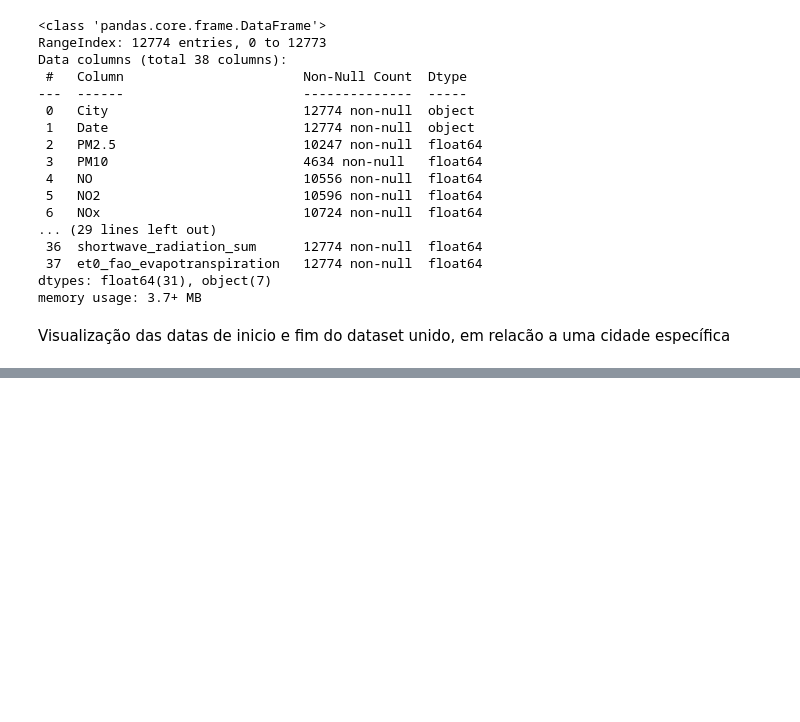
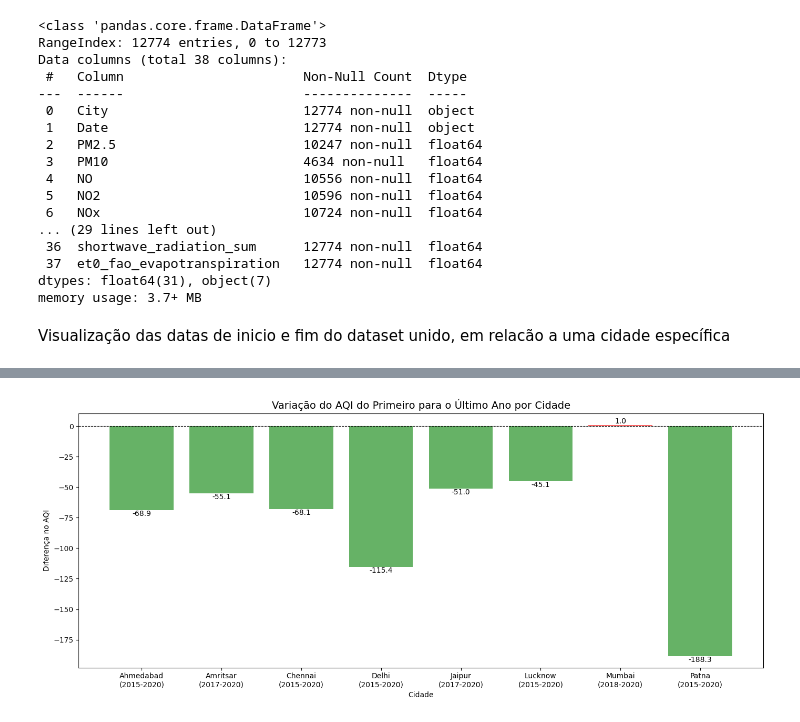
Before and after one commit to raphaelramosds/dca3501-project, a Jupyter notebook: assignments/Trabalho 1 - Parte II - Projeto de Analise de Dados.ipynb, the cells around one changed output, grey strips where cells are left out. Cells and saved outputs as stored; diff of their text form; code cells hidden in the pictures; blank space fills up the shorter version.

```diff
--- a/assignments/Trabalho 1 - Parte II - Projeto de Analise de Dados.ipynb
+++ b/assignments/Trabalho 1 - Parte II - Projeto de Analise de Dados.ipynb
@@ -85,0 +161,72 @@ Analisar como o AQI das cidades se comportaram em uma série temporal
+# %%
+# Certifique-se de que a data está formatada corretamente
+air_quality_aqi_c['Date'] = pd.to_datetime(air_quality_aqi_c['Date'])
+air_quality_aqi_c['Year'] = air_quality_aqi_c['Date'].dt.year
+
+# Criar um DataFrame para armazenar os resultados
+rates = []
+
+# Loop por cidade
+for city in air_quality_aqi_c['City'].unique():
+    data = air_quality_aqi_c[air_quality_aqi_c['City'] == city]
+
+    # Identificar primeiro e último ano com dados
+    start_year = data['Year'].min()
+    end_year = data['Year'].max()
+
+    # Calcular médias do AQI nesses anos
+    start_aqi_avg = data[data['Year'] == start_year]['AQI'].mean()
+    end_aqi_avg = data[data['Year'] == end_year]['AQI'].mean()
+
+    # Calcular diferença e tendência
+    diff = end_aqi_avg - start_aqi_avg
+    if pd.isna(start_aqi_avg) or pd.isna(end_aqi_avg):
+        trend = 'Estável'
+    else:
+        trend = 'Aumento' if diff > 0 else 'Diminuição' if diff < 0 else 'Estável'
+
+    rates.append({
+        'City': city,
+        'Ano Inicial': start_year,
+        'AQI Inicial': start_aqi_avg,
+        'Ano Final': end_year,
+        'AQI Final': end_aqi_avg,
+        'Diferença': diff,
+        'Tendência': trend
+    })
+
+# Converter em DataFrame
+aqi_rates = pd.DataFrame(rates)
+aqi_rates.set_index('City', inplace=True)
+
+# Resetar o índice para facilitar a plotagem
+aqi_rates = aqi_rates.reset_index()
+
+# Definir cores por tendência
+colors_set = aqi_rates['Tendência'].map({
+    'Aumento': 'red',
+    'Diminuição': 'green',
+    'Estável': 'gray'
+})
+
+plt.figure(figsize=(14, 6))
+bars = plt.bar(aqi_rates['City'], aqi_rates['Diferença'], color=colors_set, alpha=0.6)
+
+# Adicionar anos de início e fim aos rótulos do eixo X
+city_labels = [f"{city}\n({start_year}-{end_year})" for city, start_year, end_year in zip(aqi_rates['City'], aqi_rates['Ano Inicial'], aqi_rates['Ano Final'])]
+plt.xticks(ticks=range(len(aqi_rates['City'])), labels=city_labels, ha='center')
+
+# Adicionar rótulos de valores
+for bar, diff in zip(bars, aqi_rates['Diferença']):
+    height = bar.get_height()
+    plt.text(bar.get_x() + bar.get_width()/2, height, f"{diff:.1f}",
+             ha='center', va='bottom' if height >= 0 else 'top', fontsize=10)
+
+plt.axhline(0, color='black', linewidth=0.8, linestyle='--')
+plt.title('Variação do AQI do Primeiro para o Último Ano por Cidade', fontsize=14)
+plt.xlabel('Cidade')
+plt.ylabel('Diferença no AQI')
+plt.tight_layout()
+plt.show()
+# %% [output]
+[figure, added]
```
Also changed, not shown: parts of 15 cells of this notebook.
